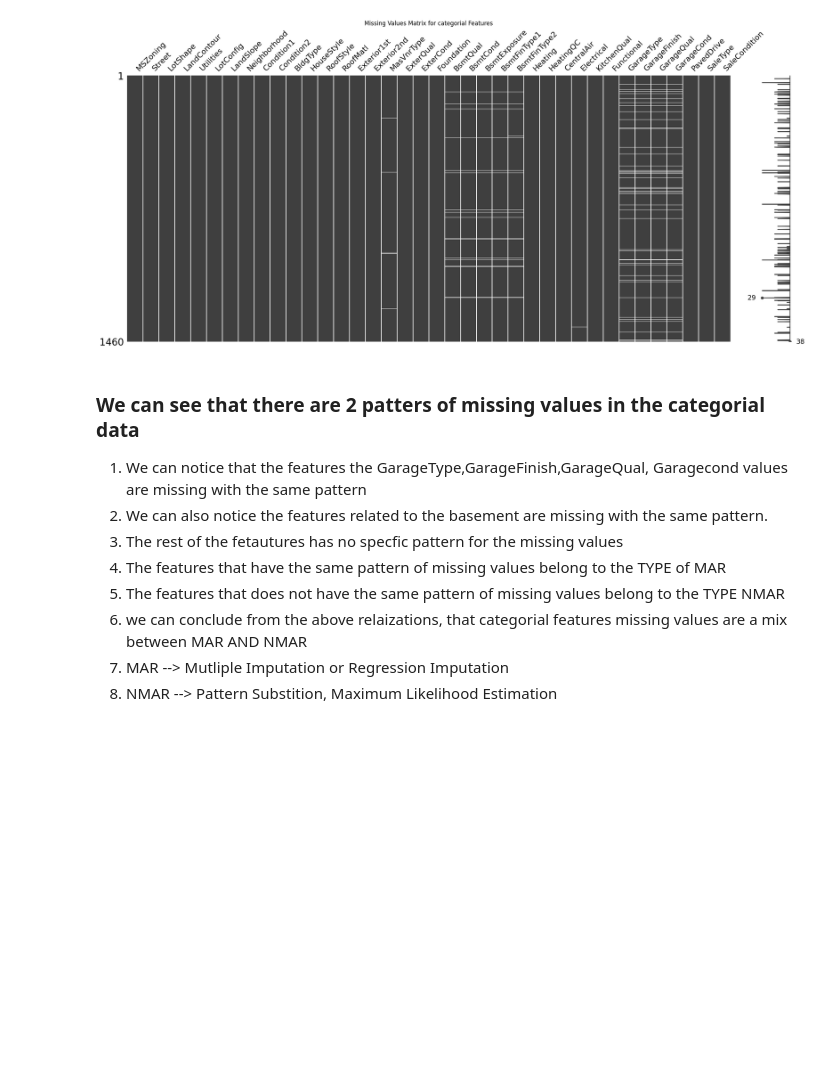
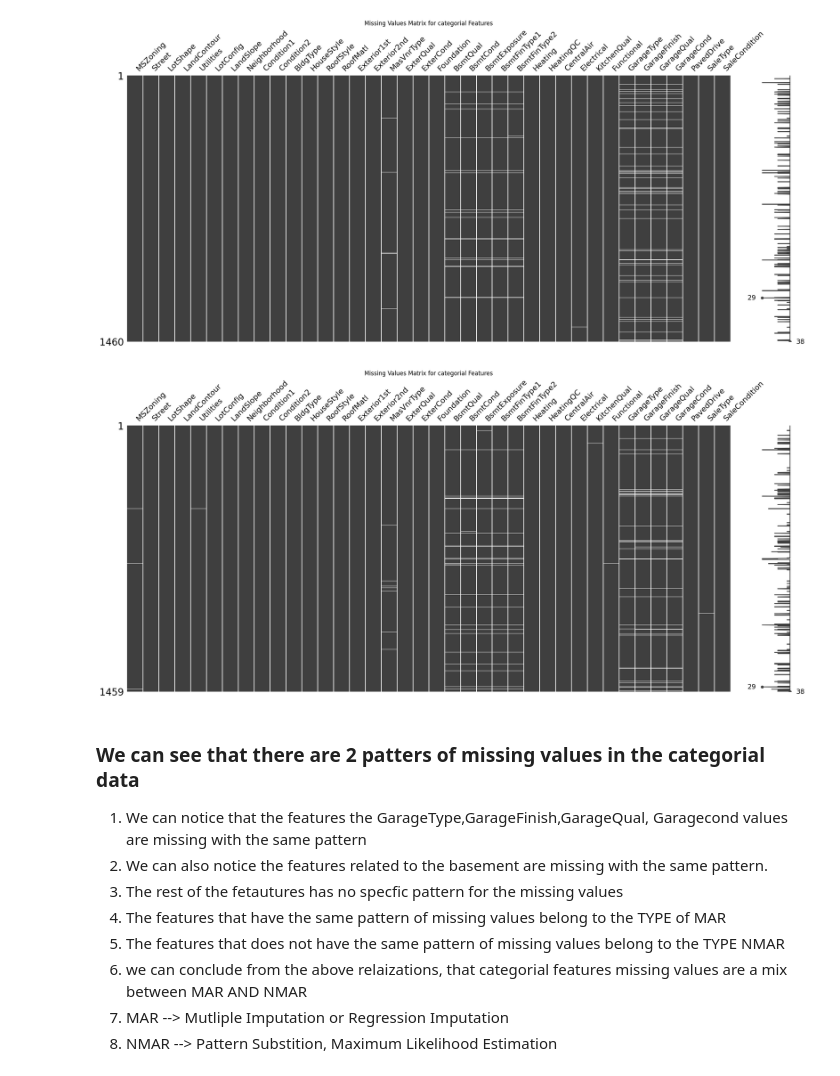
Before and after one commit to mohannadrateb/Data-Science-Eng-Portfolio, a Jupyter notebook: Regression/Housing_prices_ADV/Housing_prices_ADV.ipynb, the cells around one changed output. Saved outputs shown, nothing was run; the diff lists cells and outputs as text; code cells hidden in the pictures; blank space fills up the shorter version.

```diff
--- a/Regression/Housing_prices_ADV/Housing_prices_ADV.ipynb
+++ b/Regression/Housing_prices_ADV/Housing_prices_ADV.ipynb
@@ -182,6 +217,12 @@ plt.title('Missing Values Matrix for categorial Features')
 plt.show()
 # %% [output]
 [figure]
+# %%
+msno.matrix(categorical_features_test)
+plt.title('Missing Values Matrix for categorial Features')
+plt.show()
+# %% [output]
+[figure, added]
 # %% [markdown]
 ### We can see that there are 2 patters of missing values in the categorial data
 1. We can notice that  the features the GarageType,GarageFinish,GarageQual, Garagecond  values are missing with the same pattern
```
Also changed, not shown: parts of 36 cells of this notebook.
